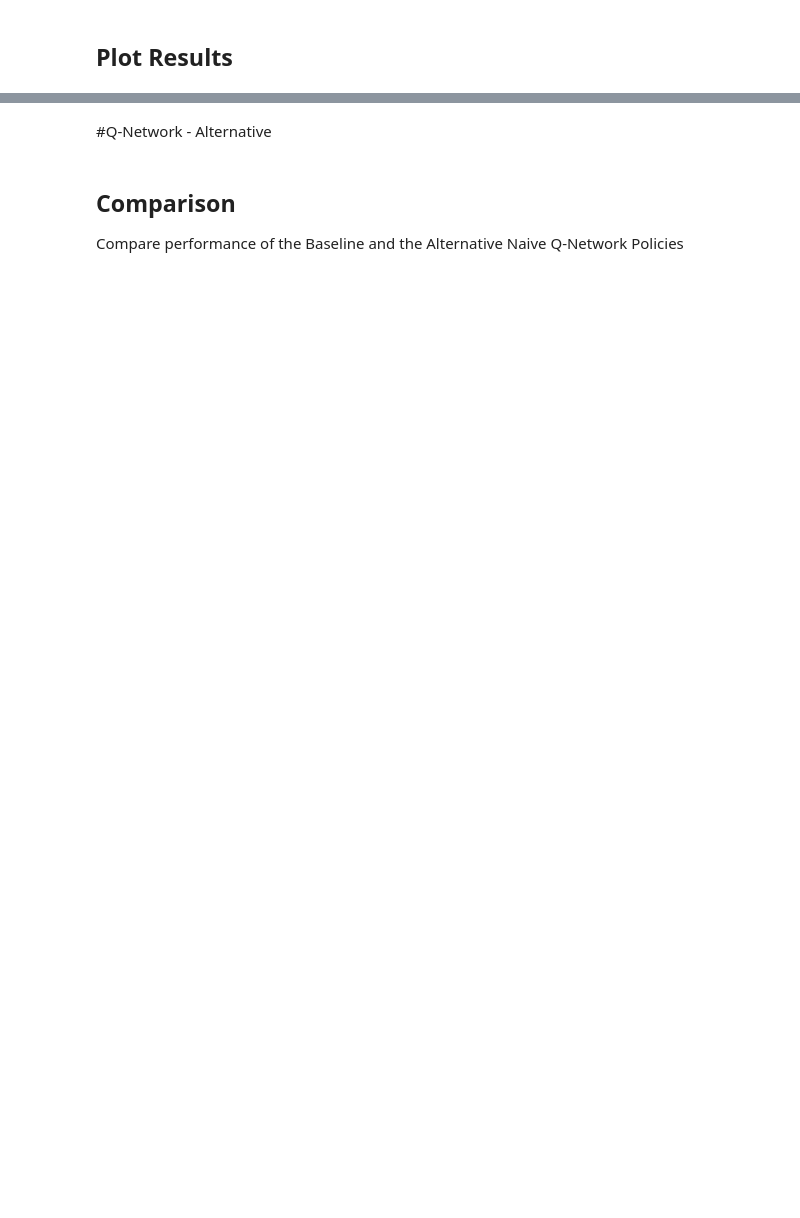
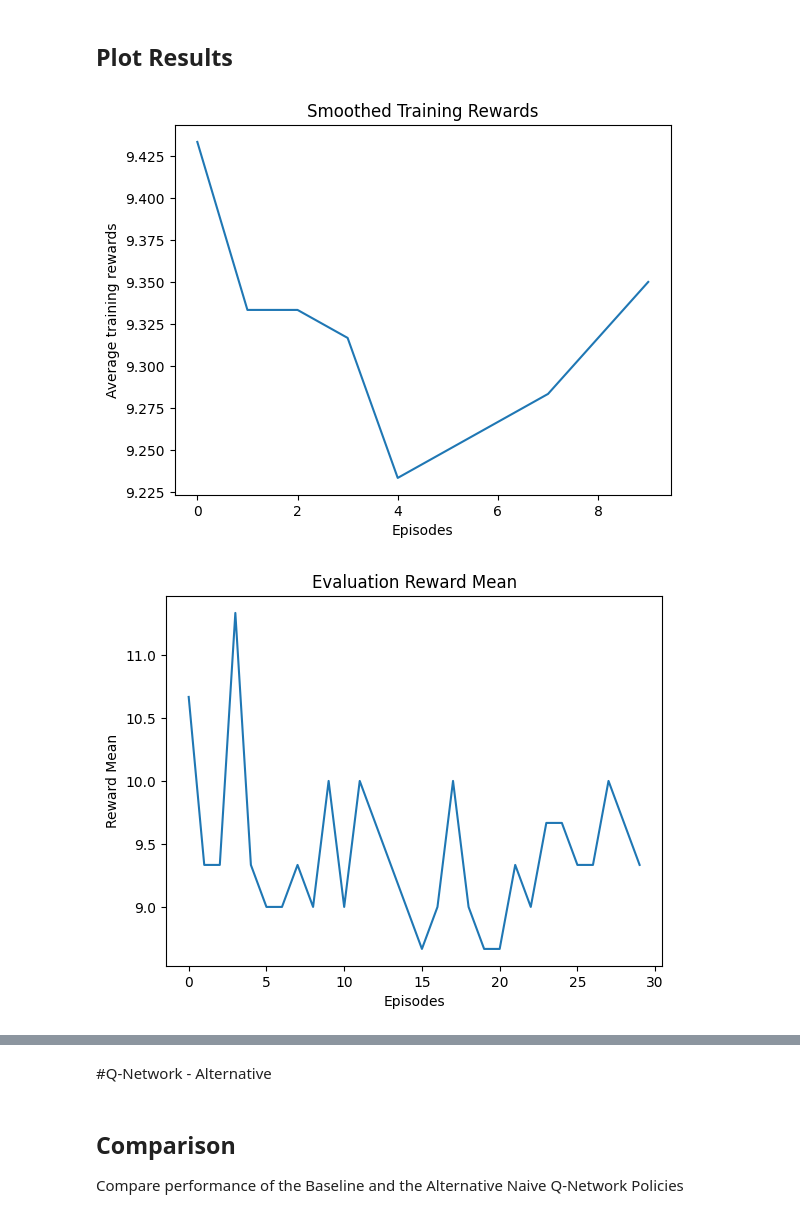
Before and after one commit to andychong23/IE4213_Part2_Assignment, a Jupyter notebook: IE4213_Assgn2_skeleton.ipynb, the cells around one changed output, grey strips where cells are left out. Saved outputs shown, nothing was run; the diff lists cells and outputs as text; code cells hidden in the pictures; blank space fills up the shorter version.

Commit message:
Implementation: 1. Code to carry out Q-network (Very unstable and very bad, want to see if it is tunable / if its just wrong calculations) 2. Plot functions

```diff
--- a/IE4213_Assgn2_skeleton.ipynb
+++ b/IE4213_Assgn2_skeleton.ipynb
@@ -246,7 +325,6 @@ cb = keras.callbacks.TensorBoard(log_dir = get_run_logdir(model_dir), histogram_
 
 # For timing training
 total_training_time = 0
-
 
 for ep in range(episode):
     state, _ = env.reset()
@@ -266,11 +344,35 @@ for ep in range(episode):
 
         next_state, reward, terminated, truncated, _ = env.step(action)
         next_state = np.reshape(next_state, [1, state_size])
+
         done = terminated or truncated
 
         # Train model using Q-Learning update:  Q(s, a) = r + gamma * max Q(s', a')
         # [WriteCode]
+        q_base = model.predict(state, verbose=0)
+        q_1_base = model.predict(next_state, verbose=0)
+        if done:
+          q_target = reward
+        else:
+          q_target = reward + gamma * np.max(q_1_base)
 
+        print(
+            f'''
+            Action Taken: {action}
+            Current State: {state}
+            Next State: {next_state}
+            Total Reward: {total_reward}
+            Reward: {reward}
+            Is terminated: {terminated}
+            Q Values: {model.predict(state, verbose=0)}
+            Q Target: {q_target}
+            Q change: {q_target - q_base[0][action]}
+            '''
+        )
+
+        q_feed = q_base.copy()
+        q_feed[0][action] = q_feed[0][action] + lr * (q_target - q_feed[0][action])
+        model.fit(state, q_feed, epochs=epoch, verbose=0, batch_size=ba)
         # Hints:
 
         # 1. Compute target Q-values:
@@ -280,13 +382,16 @@ for ep in range(episode):
         # 2. Predict current Q-values for state
         # Update only the Q-value for the taken action
 
+        # new_q_val = current_q_val + lr * (q_target - current_q_val)
+        # print(new_q_val)
         # 3. Fit the model:
         # - Inputs: state
         # - Targets: updated Q-values (with action Q-value replaced by computed target)
+        # model.fit(state, new_q_val, epochs=epoch, verbose=0, batch_size=ba)
 
 
         # Update exploration rate
-        if epsilon > epsilon_min:
+        if epsilon > epsilon_min and ep >= 10:
             epsilon *= epsilon_decay
 
         state = next_state
@@ -301,6 +406,7 @@ for ep in range(episode):
 
     # Evaluation
     # [WriteCode]
+    eval_reward_mean, eval_reward_var = evaluation(model)
 
     print(f"Episode {ep + 1}/{episode} | Ep. Total Reward: {total_reward}"
         f" | Epsilon : {epsilon:.3f}"
@@ -328,10 +452,13 @@ env.close()
 # %%
 # Write code to plot
 # 1) Moving Averaged Training Reward, 2) Evaluation Mean, 3) Evaluation Variance
 # [Write Code]
 
-# plot_smoothed_training_rwd(...
+plot_smoothed_training_rwd(eval_reward_mean_lst)
 
-# plot_eval_rwd_mean(...
+plot_eval_rwd_mean(eval_reward_mean_lst)
 
-# plot_eval_rwd_var(...
+plot_eval_rwd_var(eval_reward_var_lst)
+# %% [output]
+[figure, added]
+[figure, added]
```
Also changed, not shown: parts of 7 cells of this notebook.
